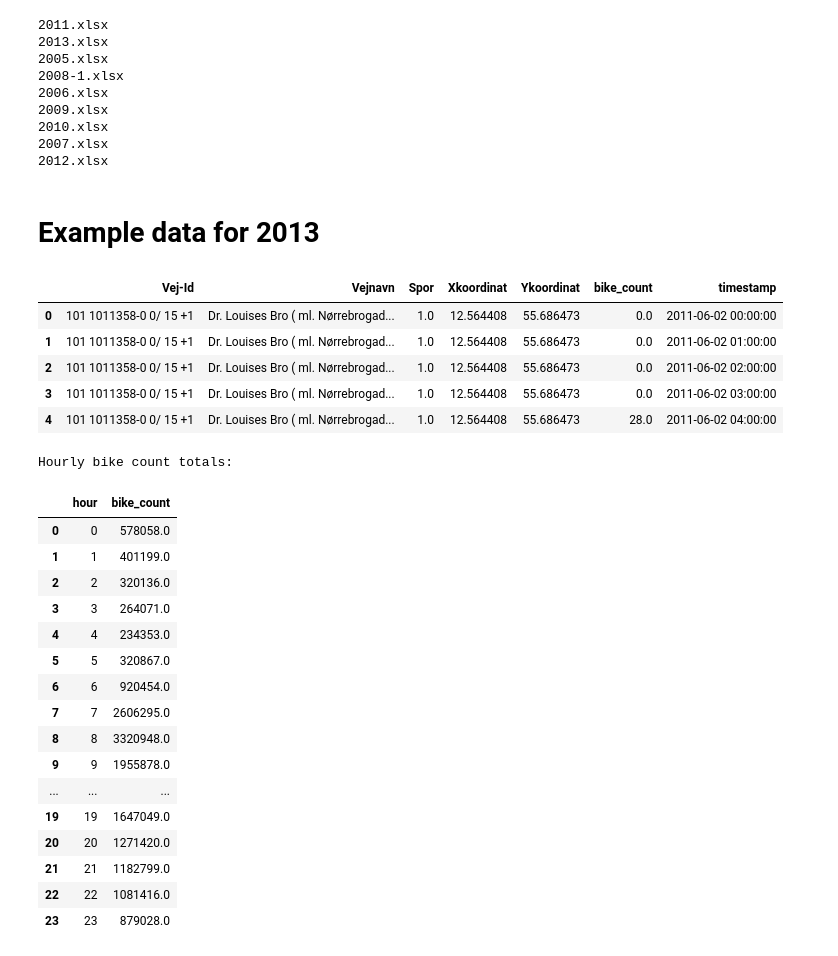
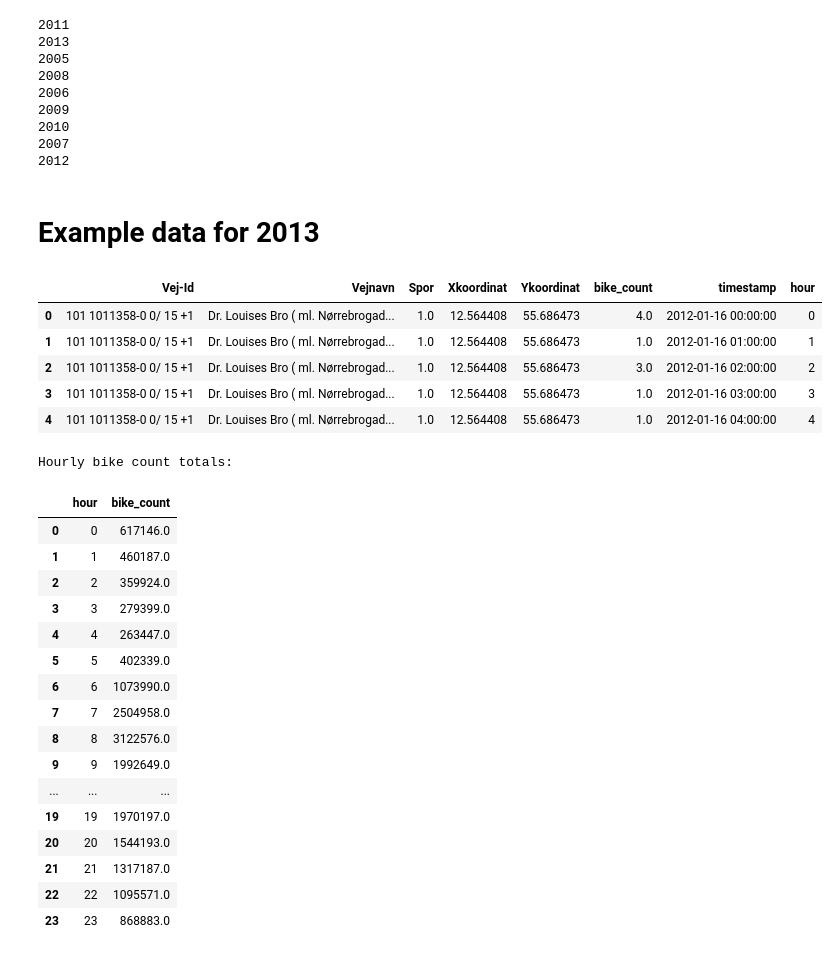
Before and after one commit to Flurry58/BigDataProject, a Jupyter notebook: NewDataSet.ipynb, the cells around one changed output. Cells and saved outputs as stored; diff of their text form; code cells hidden in the pictures.

```diff
--- a/NewDataSet.ipynb
+++ b/NewDataSet.ipynb
@@ -49,52 +49,54 @@ for item in folder.iterdir():
         )
         df_long["hour"] = df_long["timestamp"].dt.hour
         name = (item.name).split("cykeltaellinger-")
-        df_fixed_bikes[name[1][0:3]] = df_long
+        df_fixed_bikes[int(name[1][0:4])] = df_long
 # %%
 for key in df_fixed_bikes:
     print(key)
 # %% [output]
-2011.xlsx
-2013.xlsx
-2005.xlsx
-2008-1.xlsx
-2006.xlsx
-2009.xlsx
-2010.xlsx
-2007.xlsx
-2012.xlsx
+2011
+2013
+2005
+2008
+2006
+2009
+2010
+2007
+2012
 # %% [markdown]
 # Example data for 2013
+# %%
+current_date = 2008
 # %%
-df_fixed_bikes[0].head()
+df_fixed_bikes[current_date].head()
 # %% [output]
-|  | Vej-Id | Vejnavn | Spor | Xkoordinat | Ykoordinat | bike_count | timestamp |
-| 0 | 101 1011358-0 0/ 15 +1 | Dr. Louises Bro ( ml. Nørrebrogad... | 1.0 | 12.564408 | 55.686473 | 0.0 | 2011-06-02 00:00:00 |
-| 1 | 101 1011358-0 0/ 15 +1 | Dr. Louises Bro ( ml. Nørrebrogad... | 1.0 | 12.564408 | 55.686473 | 0.0 | 2011-06-02 01:00:00 |
-| 2 | 101 1011358-0 0/ 15 +1 | Dr. Louises Bro ( ml. Nørrebrogad... | 1.0 | 12.564408 | 55.686473 | 0.0 | 2011-06-02 02:00:00 |
-| 3 | 101 1011358-0 0/ 15 +1 | Dr. Louises Bro ( ml. Nørrebrogad... | 1.0 | 12.564408 | 55.686473 | 0.0 | 2011-06-02 03:00:00 |
-| 4 | 101 1011358-0 0/ 15 +1 | Dr. Louises Bro ( ml. Nørrebrogad... | 1.0 | 12.564408 | 55.686473 | 28.0 | 2011-06-02 04:00:00 |
+|  | Vej-Id | Vejnavn | Spor | Xkoordinat | Ykoordinat | bike_count | timestamp | hour |
+| 0 | 101 1011358-0 0/ 15 +1 | Dr. Louises Bro ( ml. Nørrebrogad... | 1.0 | 12.564408 | 55.686473 | 4.0 | 2012-01-16 00:00:00 | 0 |
+| 1 | 101 1011358-0 0/ 15 +1 | Dr. Louises Bro ( ml. Nørrebrogad... | 1.0 | 12.564408 | 55.686473 | 1.0 | 2012-01-16 01:00:00 | 1 |
+| 2 | 101 1011358-0 0/ 15 +1 | Dr. Louises Bro ( ml. Nørrebrogad... | 1.0 | 12.564408 | 55.686473 | 3.0 | 2012-01-16 02:00:00 | 2 |
+| 3 | 101 1011358-0 0/ 15 +1 | Dr. Louises Bro ( ml. Nørrebrogad... | 1.0 | 12.564408 | 55.686473 | 1.0 | 2012-01-16 03:00:00 | 3 |
+| 4 | 101 1011358-0 0/ 15 +1 | Dr. Louises Bro ( ml. Nørrebrogad... | 1.0 | 12.564408 | 55.686473 | 1.0 | 2012-01-16 04:00:00 | 4 |
 # %%
 # Group by hour to see peak times
-hourly_counts = df_fixed_bikes[0].groupby('hour')['bike_count'].sum().reset_index()
+hourly_counts = df_fixed_bikes[current_date].groupby('hour')['bike_count'].sum().reset_index()
 print("Hourly bike count totals:")
 display(hourly_counts)
 # %% [output]
 Hourly bike count totals:
 |  | hour | bike_count |
-| 0 | 0 | 578058.0 |
-| 1 | 1 | 401199.0 |
-| 2 | 2 | 320136.0 |
-| 3 | 3 | 264071.0 |
-| 4 | 4 | 234353.0 |
-| 5 | 5 | 320867.0 |
-| 6 | 6 | 920454.0 |
-| 7 | 7 | 2606295.0 |
-| 8 | 8 | 3320948.0 |
-| 9 | 9 | 1955878.0 |
+| 0 | 0 | 617146.0 |
+| 1 | 1 | 460187.0 |
+| 2 | 2 | 359924.0 |
+| 3 | 3 | 279399.0 |
+| 4 | 4 | 263447.0 |
+| 5 | 5 | 402339.0 |
+| 6 | 6 | 1073990.0 |
+| 7 | 7 | 2504958.0 |
+| 8 | 8 | 3122576.0 |
+| 9 | 9 | 1992649.0 |
 | ... | ... | ... |
-| 19 | 19 | 1647049.0 |
-| 20 | 20 | 1271420.0 |
-| 21 | 21 | 1182799.0 |
-| 22 | 22 | 1081416.0 |
-| 23 | 23 | 879028.0 |
+| 19 | 19 | 1970197.0 |
+| 20 | 20 | 1544193.0 |
+| 21 | 21 | 1317187.0 |
+| 22 | 22 | 1095571.0 |
+| 23 | 23 | 868883.0 |
```
Also changed, not shown: parts of 6 cells of this notebook.
